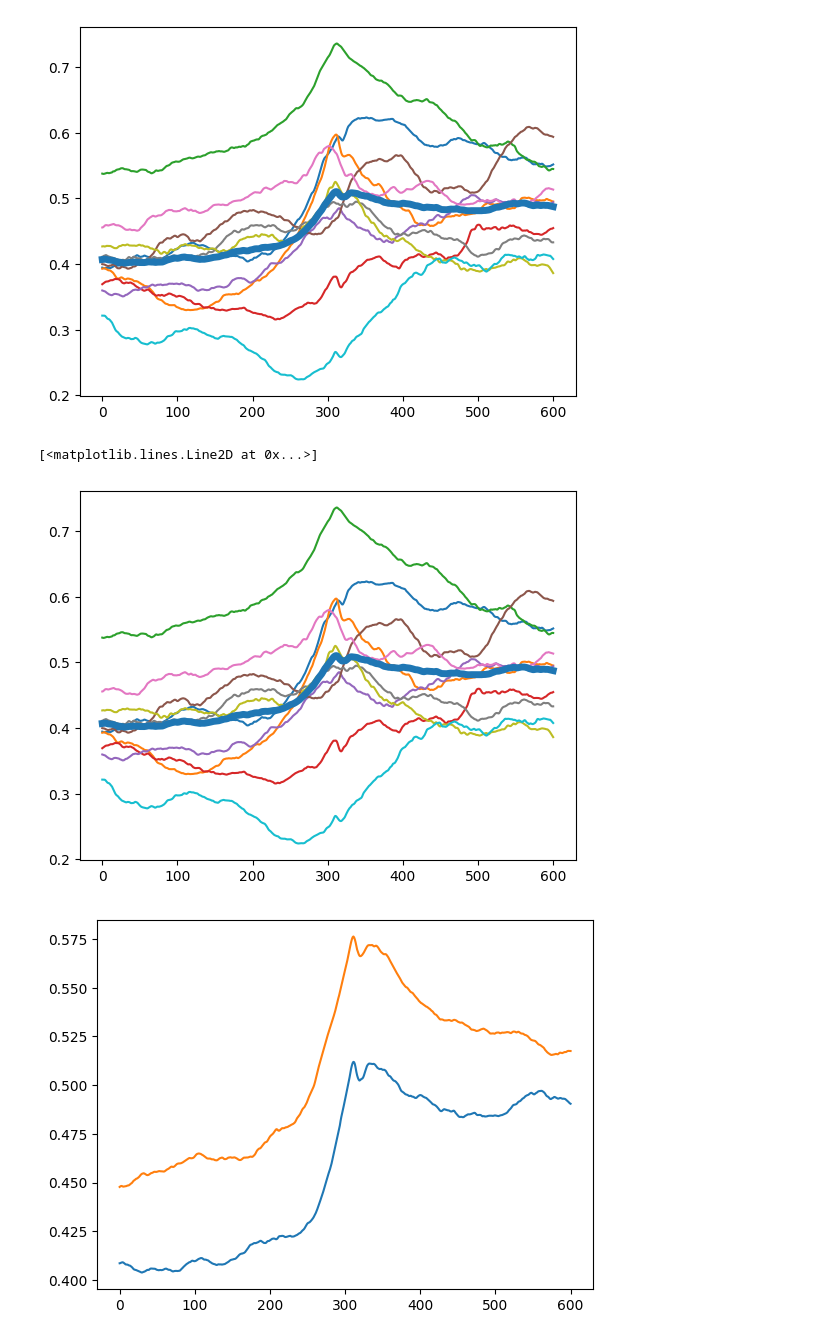
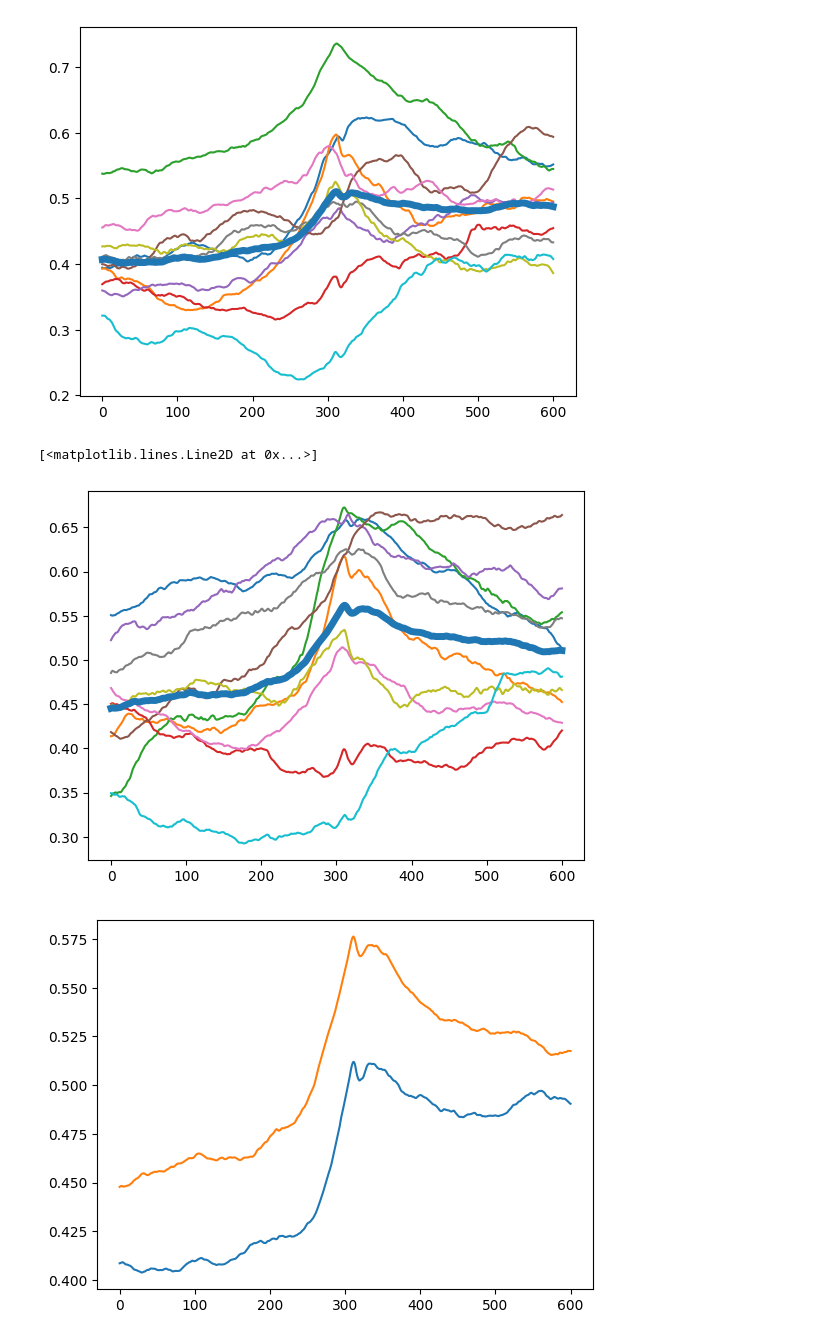
Before and after one commit to TizianoCausin01/project1917-26, a Jupyter notebook: python_scripts/scripts/stats_dRSA.ipynb, the cells around one changed output. Saved outputs shown, nothing was run; the diff lists cells and outputs as text; code cells hidden in the pictures.

```diff
--- a/python_scripts/scripts/stats_dRSA.ipynb
+++ b/python_scripts/scripts/stats_dRSA.ipynb
@@ -199,6 +244,7 @@ for i_layer in range(len(layers)):
 avg_lagplots= [np.mean(lagplots[str(i_rep)], axis=0) for i_rep in [0, 1]]
 # %%
 individual_softmaxes = {"0":[], "1":[]}
+temp = 0.001
 for i_rep in [0,1]:
     for i_sub in lagplots[str(i_rep)]:
         s = []
@@ -222,10 +267,10 @@ plt.plot(np.mean(individual_softmaxes, axis=0), linewidth=5)
 # %% [output]
 [<matplotlib.lines.Line2D at 0x...>]
 [figure]
-# %%
-plt.plot(individual_softmaxes.T)
-plt.plot(np.mean(individual_softmaxes, axis=0), linewidth=5)
-# %% [output]
-[<matplotlib.lines.Line2D at 0x...>]
-[figure, removed]
+# %%
+plt.plot(individual_softmaxes["1"].T)
+plt.plot(np.mean(individual_softmaxes["1"], axis=0), linewidth=5)
+# %% [output]
+[<matplotlib.lines.Line2D at 0x...>]
+[figure, added]
 # %%
```
Also changed, not shown: parts of 15 cells of this notebook.
